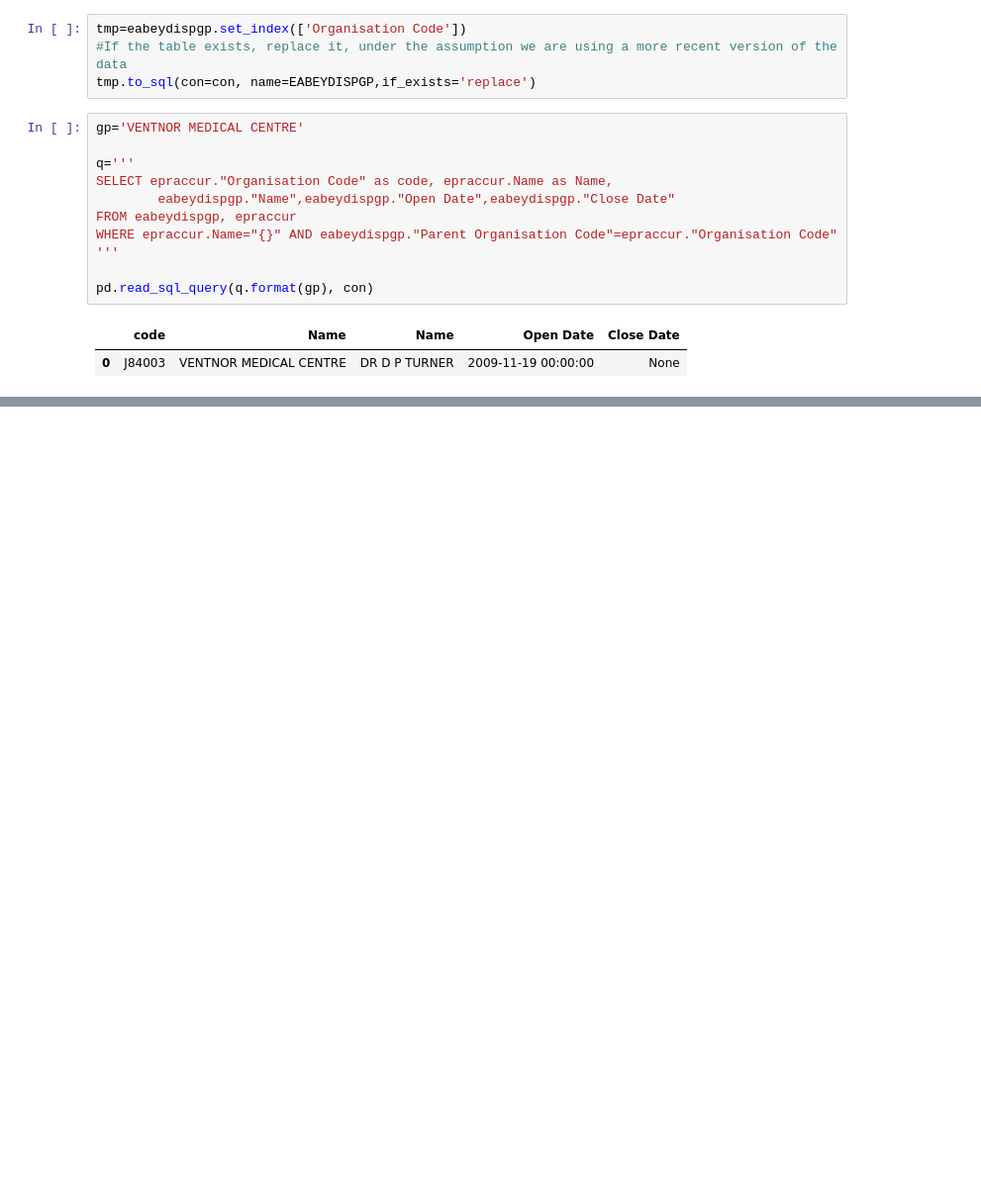
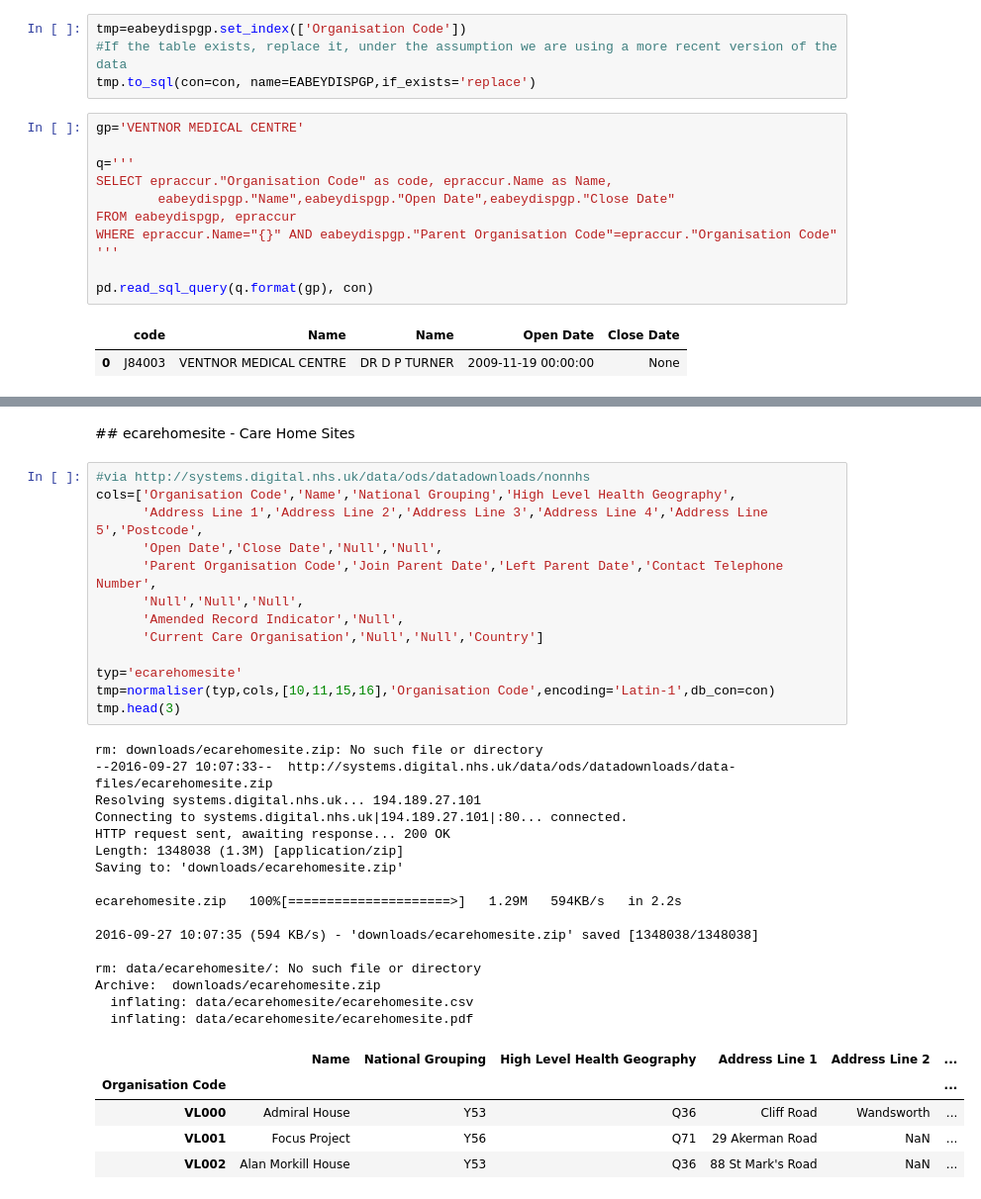
Before and after one commit to psychemedia/openHealthDataDoodles, a Jupyter notebook: notebooks/NHS and GP Administrative Data.ipynb, the cells around one changed output, grey strips where cells are left out. Shown: that part at 99% size. Cells and saved outputs as stored; diff of their text form; blank space fills up the shorter version.

```diff
--- a/notebooks/NHS and GP Administrative Data.ipynb
+++ b/notebooks/NHS and GP Administrative Data.ipynb
@@ -989,0 +1026,37 @@ pd.read_sql_query(q.format(gp), con)
+# %% [markdown]
+## ecarehomesite - Care Home Sites
+# %%
+#via http://systems.digital.nhs.uk/data/ods/datadownloads/nonnhs
+cols=['Organisation Code','Name','National Grouping','High Level Health Geography',
+      'Address Line 1','Address Line 2','Address Line 3','Address Line 4','Address Line 5','Postcode',
+      'Open Date','Close Date','Null','Null',
+      'Parent Organisation Code','Join Parent Date','Left Parent Date','Contact Telephone Number',
+      'Null','Null','Null',
+      'Amended Record Indicator','Null',
+      'Current Care Organisation','Null','Null','Country']
+
+typ='ecarehomesite'
+tmp=normaliser(typ,cols,[10,11,15,16],'Organisation Code',encoding='Latin-1',db_con=con)
+tmp.head(3)
+# %% [output]
+rm: downloads/ecarehomesite.zip: No such file or directory
+--2016-09-27 10:07:33--  http://systems.digital.nhs.uk/data/ods/datadownloads/data-files/ecarehomesite.zip
+Resolving systems.digital.nhs.uk... 194.189.27.101
+Connecting to systems.digital.nhs.uk|194.189.27.101|:80... connected.
+HTTP request sent, awaiting response... 200 OK
+Length: 1348038 (1.3M) [application/zip]
+Saving to: 'downloads/ecarehomesite.zip'
+
+ecarehomesite.zip   100%[=====================>]   1.29M   594KB/s   in 2.2s
+
+2016-09-27 10:07:35 (594 KB/s) - 'downloads/ecarehomesite.zip' saved [1348038/1348038]
+
+rm: data/ecarehomesite/: No such file or directory
+Archive:  downloads/ecarehomesite.zip
+  inflating: data/ecarehomesite/ecarehomesite.csv
+  inflating: data/ecarehomesite/ecarehomesite.pdf
+|  | Name | National Grouping | High Level Health Geography | Address Line 1 | Address Line 2 | ... |
+| Organisation Code |  |  |  |  |  | ... |
+| VL000 | Admiral House | Y53 | Q36 | Cliff Road | Wandsworth | ... |
+| VL001 | Focus Project | Y56 | Q71 | 29 Akerman Road | NaN | ... |
+| VL002 | Alan Morkill House | Y53 | Q36 | 88 St Mark's Road | NaN | ... |
```
Also changed, not shown: parts of 11 cells of this notebook, 1 other file.
